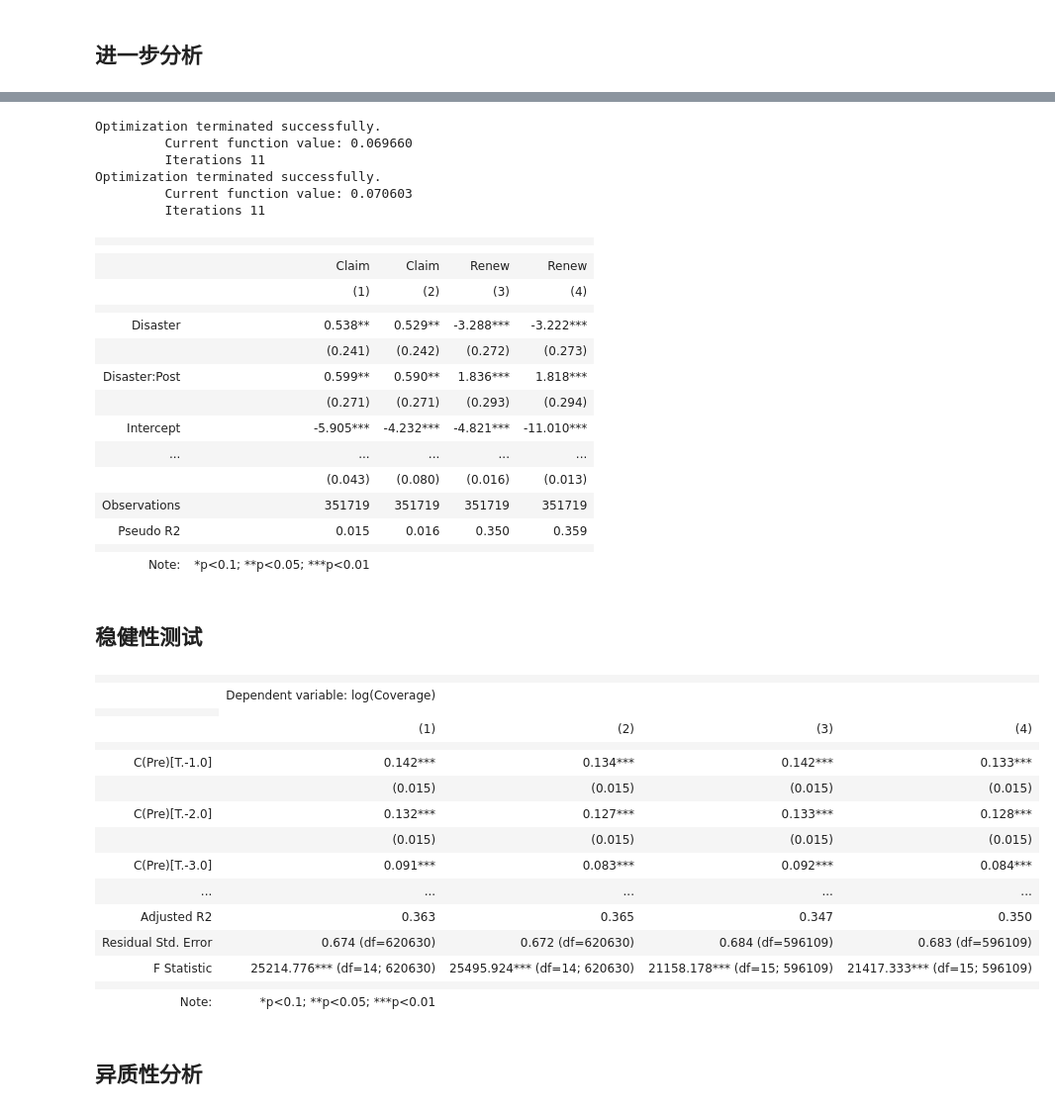
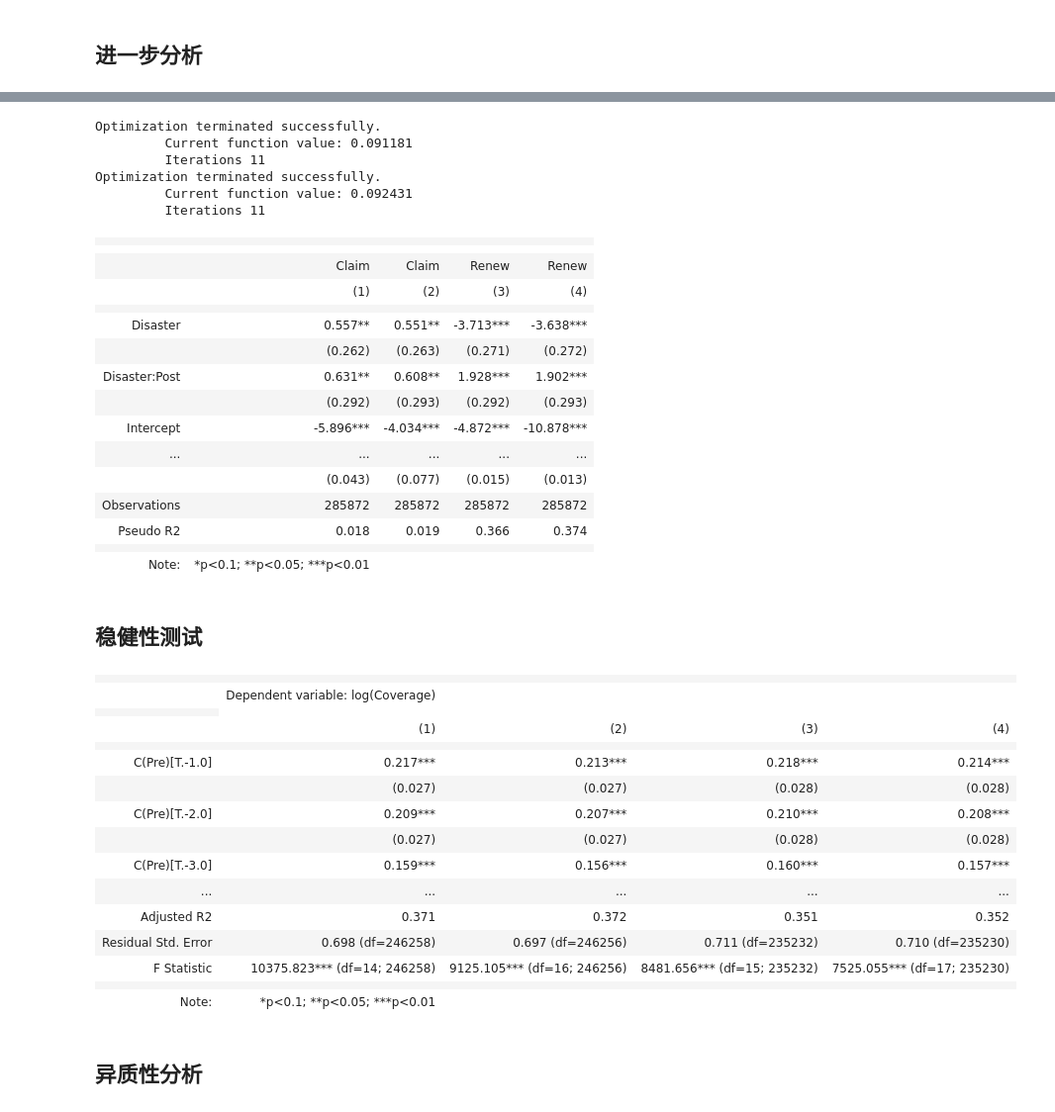
Before and after one commit to ErnestDong/thesis-master, a Jupyter notebook: src/main.ipynb, the cells around one changed output, grey strips where cells are left out. Shown: that part at 99% size. Cells and saved outputs as stored; diff of their text form; code cells hidden in the pictures.

```diff
--- a/src/main.ipynb
+++ b/src/main.ipynb
@@ -17,7 +17,7 @@ def tablelize(star):
 # %%
 log=np.log
 sns.set_theme(style="white")
-original_df = pd.read_parquet("../data/olsupsd.parquet")
+original_df = pd.read_parquet("../data/olsupsnew.parquet")
 sns.histplot(original_df["distance"], kde=True)
 # %% [output]
 <Axes: xlabel='distance', ylabel='Count'>
@@ -201,8 +201,8 @@ df["claimed"]=df["total_claim"].map(lambda x: 1 if x>0 else 0)
 claims = smf.logit("claimed ~ log(Coverage)+Disaster*Post+Prem_before+log(Price)+log(Penetration)+log(GDP)", data=df[(df["Neighbor"]==0)]).fit()
 rawsclaim = smf.logit("claimed ~ Disaster*Post+Prem_before+log(Price)+log(Penetration)+log(GDP)", data=df[(df["Neighbor"]==0)]).fit()
 stargazer = Stargazer([rawsclaim, claims])
-with open("../lib/table/claims.tex", "w") as f:
-    f.write(tablelize(stargazer))
+# with open("../lib/table/claims.tex", "w") as f:
+#     f.write(tablelize(stargazer))
 stargazer
 # claims.summary()
 # %% [output]
@@ -241,25 +241,25 @@ stargazer
 # claims.summary()
 # %% [output]
 Optimization terminated successfully.
-         Current function value: 0.069660
+         Current function value: 0.091181
          Iterations 11
 Optimization terminated successfully.
-         Current function value: 0.070603
+         Current function value: 0.092431
          Iterations 11
 |  |  |  |  |  |
 |  |
 |  | Claim | Claim | Renew | Renew |
 |  | (1) | (2) | (3) | (4) |
 |  |  |  |  |  |
-| Disaster | 0.538** | 0.529** | -3.288*** | -3.222*** |
-|  | (0.241) | (0.242) | (0.272) | (0.273) |
-| Disaster:Post | 0.599** | 0.590** | 1.836*** | 1.818*** |
-|  | (0.271) | (0.271) | (0.293) | (0.294) |
-| Intercept | -5.905*** | -4.232*** | -4.821*** | -11.010*** |
+| Disaster | 0.557** | 0.551** | -3.713*** | -3.638*** |
+|  | (0.262) | (0.263) | (0.271) | (0.272) |
+| Disaster:Post | 0.631** | 0.608** | 1.928*** | 1.902*** |
+|  | (0.292) | (0.293) | (0.292) | (0.293) |
+| Intercept | -5.896*** | -4.034*** | -4.872*** | -10.878*** |
 | ... | ... | ... | ... | ... |
-|  | (0.043) | (0.080) | (0.016) | (0.013) |  |  |  |  |  |
-| Observations | 351719 | 351719 | 351719 | 351719 |
-| Pseudo R2 | 0.015 | 0.016 | 0.350 | 0.359 |
+|  | (0.043) | (0.077) | (0.015) | (0.013) |  |  |  |  |  |
+| Observations | 285872 | 285872 | 285872 | 285872 |
+| Pseudo R2 | 0.018 | 0.019 | 0.366 | 0.374 |
 |  |  |  |  |  |
 | Note: | *p<0.1; **p<0.05; ***p<0.01 |  |  |  |
 # %% [markdown]
@@ -311,36 +311,36 @@ Optimization terminated successfully.
 # %%
 df["Pre"]=df["Disaster"]*((pd.to_datetime(df['record_date'])-pd.to_datetime(df['保险起期']))).dt.days//90+(df["maxpost"]//90)
 # df["Pre"]=df["Pre"].map(lambda x: 1 if x>=-4 and x<0 else 0)
 # df["After"]=1-df["Pre"]
 stars=[]
 for category in ["Disaster","Neighbor"]:
     noncat = "Disaster" if category=="Neighbor" else "Neighbor"
     for post in ["", "Post"]:
         if not post:
             regstr = f"log(Coverage) ~ {category}*C(Pre)+Prem_before+log(Price)+log(GDP)+(Penetration)"
         else:
             regstr = f"log(Coverage) ~ {category}*C(Pre)+{category}*Post+Prem_before+log(Price)+(GDP)+log(Penetration)"
         model = smf.ols(regstr,data=df[(df[noncat]==0)&(df["Post"]==1)]).fit()
         stars.append(model)
 stargazer=Stargazer(stars)
-with open("../lib/table/robust.tex", "w") as f:
-    f.write(tablelize(stargazer))
+# with open("../lib/table/robust.tex", "w") as f:
+#     f.write(tablelize(stargazer))
 stargazer
 # %% [output]
 |  |  |  |  |  |
 |  | Dependent variable: log(Coverage) |  |  |  |
 |  |
 |  | (1) | (2) | (3) | (4) |
 |  |  |  |  |  |
-| C(Pre)[T.-1.0] | 0.142*** | 0.134*** | 0.142*** | 0.133*** |
-|  | (0.015) | (0.015) | (0.015) | (0.015) |
-| C(Pre)[T.-2.0] | 0.132*** | 0.127*** | 0.133*** | 0.128*** |
-|  | (0.015) | (0.015) | (0.015) | (0.015) |
-| C(Pre)[T.-3.0] | 0.091*** | 0.083*** | 0.092*** | 0.084*** |
+| C(Pre)[T.-1.0] | 0.217*** | 0.213*** | 0.218*** | 0.214*** |
+|  | (0.027) | (0.027) | (0.028) | (0.028) |
+| C(Pre)[T.-2.0] | 0.209*** | 0.207*** | 0.210*** | 0.208*** |
+|  | (0.027) | (0.027) | (0.028) | (0.028) |
+| C(Pre)[T.-3.0] | 0.159*** | 0.156*** | 0.160*** | 0.157*** |
 | ... | ... | ... | ... | ... |
-| Adjusted R2 | 0.363 | 0.365 | 0.347 | 0.350 |
-| Residual Std. Error | 0.674 (df=620630) | 0.672 (df=620630) | 0.684 (df=596109) | 0.683 (df=596109) |
-| F Statistic | 25214.776*** (df=14; 620630) | 25495.924*** (df=14; 620630) | 21158.178*** (df=15; 596109) | 21417.333*** (df=15; 596109) |
+| Adjusted R2 | 0.371 | 0.372 | 0.351 | 0.352 |
+| Residual Std. Error | 0.698 (df=246258) | 0.697 (df=246256) | 0.711 (df=235232) | 0.710 (df=235230) |
+| F Statistic | 10375.823*** (df=14; 246258) | 9125.105*** (df=16; 246256) | 8481.656*** (df=15; 235232) | 7525.055*** (df=17; 235230) |
 |  |  |  |  |  |
 | Note: | *p<0.1; **p<0.05; ***p<0.01 |  |  |  |
 # %% [markdown]
```
Also changed, not shown: parts of 14 cells of this notebook, 25 other files.
